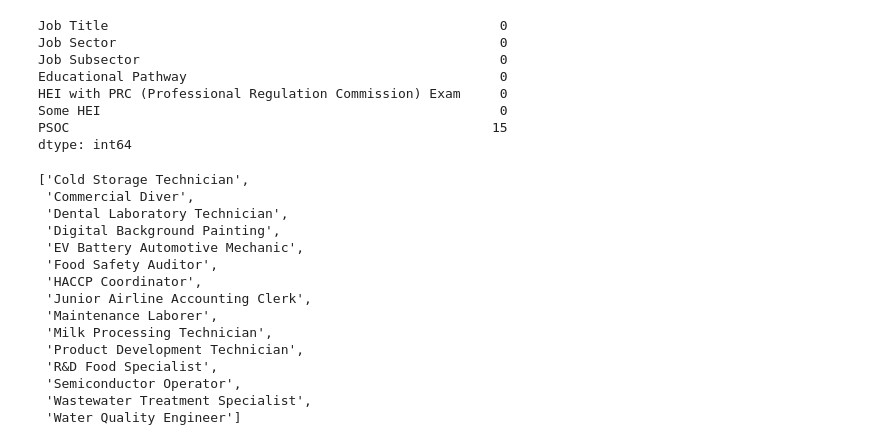
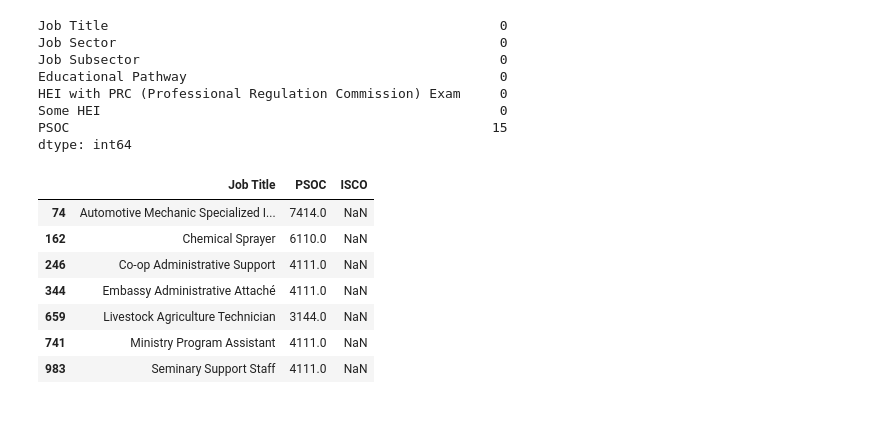
Before and after one commit to BSDSBA-JF/wadwani_intern, a Jupyter notebook: WorldBank/crosswalk_mca_psoc/pass_3.ipynb, the cells around one changed output. Cells and saved outputs as stored; diff of their text form; code cells hidden in the pictures; blank space fills up the shorter version.

```diff
--- a/WorldBank/crosswalk_mca_psoc/pass_3.ipynb
+++ b/WorldBank/crosswalk_mca_psoc/pass_3.ipynb
@@ -65,21 +67,3 @@ HEI with PRC (Professional Regulation Commission) Exam     0
 Some HEI                                                   0
 PSOC                                                      15
 dtype: int64
-# %%
-final_jobs_df[final_jobs_df['PSOC'].isnull()]['Job Title'].str.strip().to_list()
-# %% [output]
-['Cold Storage Technician',
- 'Commercial Diver',
- 'Dental Laboratory Technician',
- 'Digital Background Painting',
- 'EV Battery Automotive Mechanic',
- 'Food Safety Auditor',
- 'HACCP Coordinator',
- 'Junior Airline Accounting Clerk',
- 'Maintenance Laborer',
- 'Milk Processing Technician',
- 'Product Development Technician',
- 'R&D Food Specialist',
- 'Semiconductor Operator',
- 'Wastewater Treatment Specialist',
- 'Water Quality Engineer']
@@ -87,0 +70,14 @@ final_jobs_df[final_jobs_df['PSOC'].isnull()]['Job Title'].str.strip().to_list()
+# %%
+clean_jobs_df = final_jobs_df.dropna()
+clean_jobs_df = clean_jobs_df.copy()
+clean_jobs_df['ISCO'] = clean_jobs_df['PSOC'].apply(lambda x: psoc_isco.get(str(int(x)), np.nan))
+clean_jobs_df[clean_jobs_df['ISCO'].isnull()][['Job Title', 'PSOC', 'ISCO']]
+# %% [output]
+|  | Job Title | PSOC | ISCO |
+| 74 | Automotive Mechanic Specialized I... | 7414.0 | NaN |
+| 162 | Chemical Sprayer | 6110.0 | NaN |
+| 246 | Co-op Administrative Support | 4111.0 | NaN |
+| 344 | Embassy Administrative Attaché | 4111.0 | NaN |
+| 659 | Livestock Agriculture Technician | 3144.0 | NaN |
+| 741 | Ministry Program Assistant | 4111.0 | NaN |
+| 983 | Seminary Support Staff | 4111.0 | NaN |
```
Also changed, not shown: parts of 12 cells of this notebook, 3 other files.
